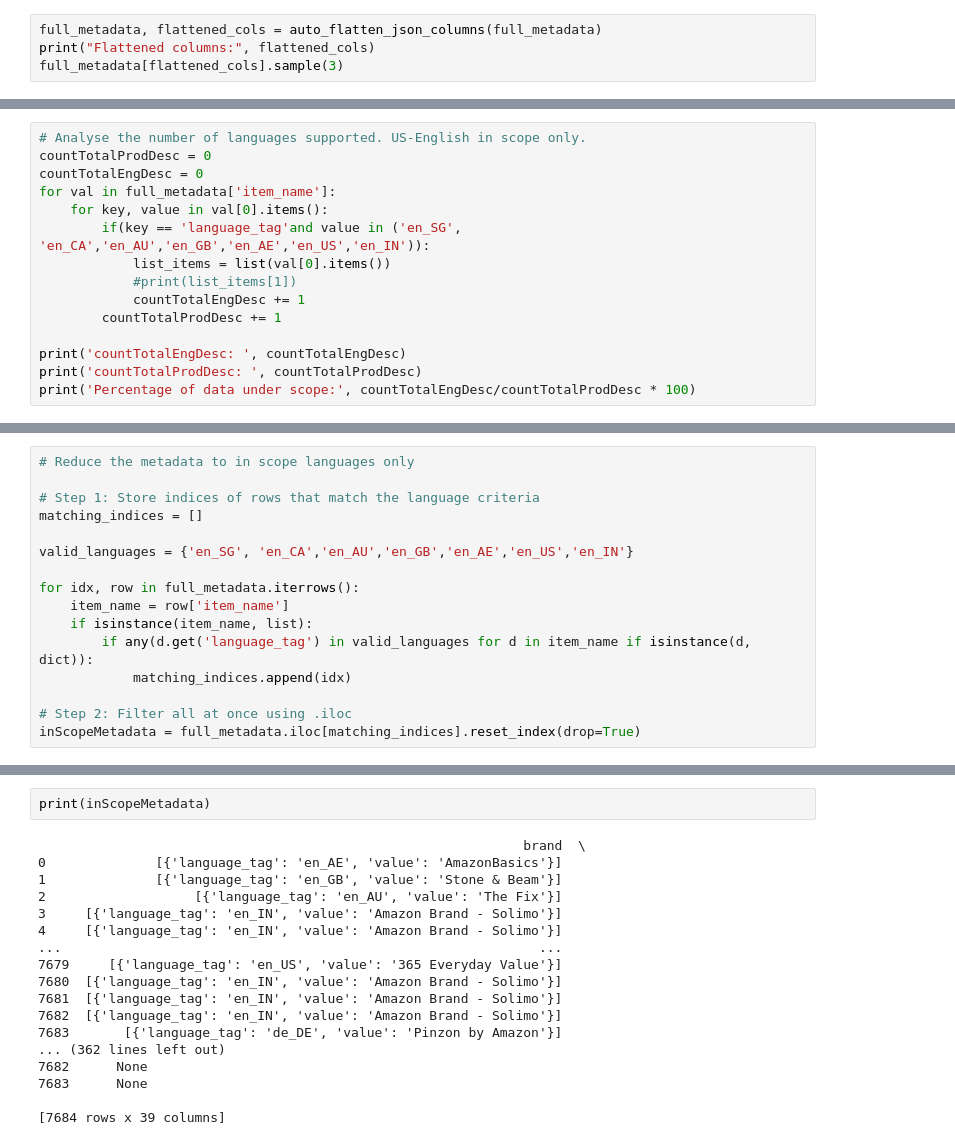
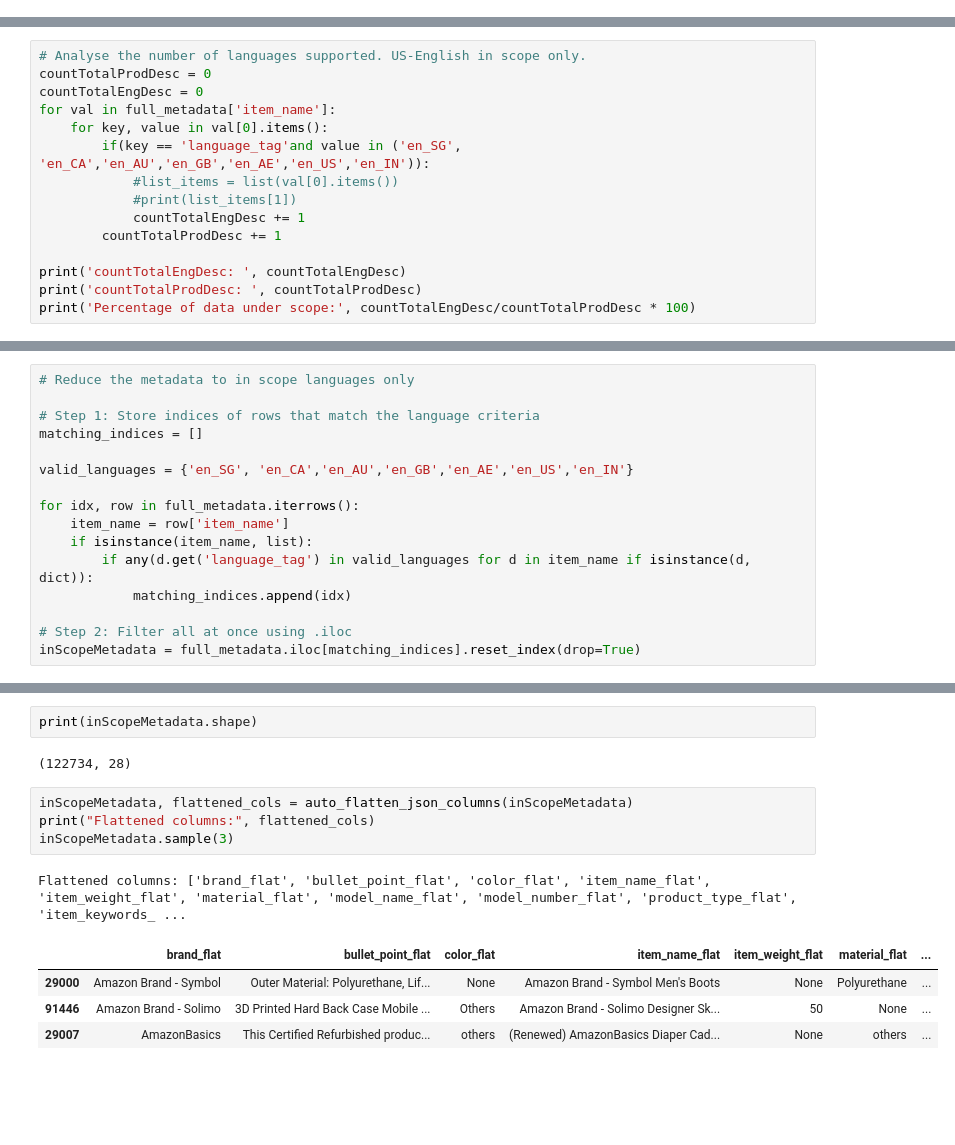
Before and after one commit to umeshrawat/shopAssist, a Jupyter notebook: notebooks/EDA.ipynb, the cells around one changed output, grey strips where cells are left out. Drawn from its saved outputs; the diff is of its cells as text; blank space fills up the shorter version.

```diff
--- a/notebooks/EDA.ipynb
+++ b/notebooks/EDA.ipynb
@@ -93,4 +72,0 @@ def auto_flatten_json_columns(df, keys_to_try=['value', 'name']):
-# %%
-full_metadata, flattened_cols = auto_flatten_json_columns(full_metadata)
-print("Flattened columns:", flattened_cols)
-full_metadata[flattened_cols].sample(3)
@@ -232,7 +195,7 @@ countTotalEngDesc = 0
 for val in full_metadata['item_name']:
     for key, value in val[0].items():
         if(key == 'language_tag'and value in ('en_SG', 'en_CA','en_AU','en_GB','en_AE','en_US','en_IN')):
-            list_items = list(val[0].items())
+            #list_items = list(val[0].items())
             #print(list_items[1])
             countTotalEngDesc += 1
         countTotalProdDesc += 1
@@ -263,20 +252,14 @@ inScopeMetadata = full_metadata.iloc[matching_indices].reset_index(drop=True)
 # %%
-print(inScopeMetadata)
+print(inScopeMetadata.shape)
 # %% [output]
-                                                              brand  \
-0              [{'language_tag': 'en_AE', 'value': 'AmazonBasics'}]
-1              [{'language_tag': 'en_GB', 'value': 'Stone & Beam'}]
-2                   [{'language_tag': 'en_AU', 'value': 'The Fix'}]
-3     [{'language_tag': 'en_IN', 'value': 'Amazon Brand - Solimo'}]
-4     [{'language_tag': 'en_IN', 'value': 'Amazon Brand - Solimo'}]
-...                                                             ...
-7679     [{'language_tag': 'en_US', 'value': '365 Everyday Value'}]
-7680  [{'language_tag': 'en_IN', 'value': 'Amazon Brand - Solimo'}]
-7681  [{'language_tag': 'en_IN', 'value': 'Amazon Brand - Solimo'}]
-7682  [{'language_tag': 'en_IN', 'value': 'Amazon Brand - Solimo'}]
-7683       [{'language_tag': 'de_DE', 'value': 'Pinzon by Amazon'}]
-... (362 lines left out)
-7682      None
-7683      None
-
-[7684 rows x 39 columns]
+(122734, 28)
+# %%
+inScopeMetadata, flattened_cols = auto_flatten_json_columns(inScopeMetadata)
+print("Flattened columns:", flattened_cols)
+inScopeMetadata.sample(3)
+# %% [output]
+Flattened columns: ['brand_flat', 'bullet_point_flat', 'color_flat', 'item_name_flat', 'item_weight_flat', 'material_flat', 'model_name_flat', 'model_number_flat', 'product_type_flat', 'item_keywords_ ...
+|  | brand_flat | bullet_point_flat | color_flat | item_name_flat | item_weight_flat | material_flat | ... |
+| 29000 | Amazon Brand - Symbol | Outer Material: Polyurethane, Lif... | None | Amazon Brand - Symbol Men's Boots | None | Polyurethane | ... |
+| 91446 | Amazon Brand - Solimo | 3D Printed Hard Back Case Mobile ... | Others | Amazon Brand - Solimo Designer Sk... | 50 | None | ... |
+| 29007 | AmazonBasics | This Certified Refurbished produc... | others | (Renewed) AmazonBasics Diaper Cad... | None | others | ... |
```
Also changed, not shown: parts of 9 cells of this notebook.
